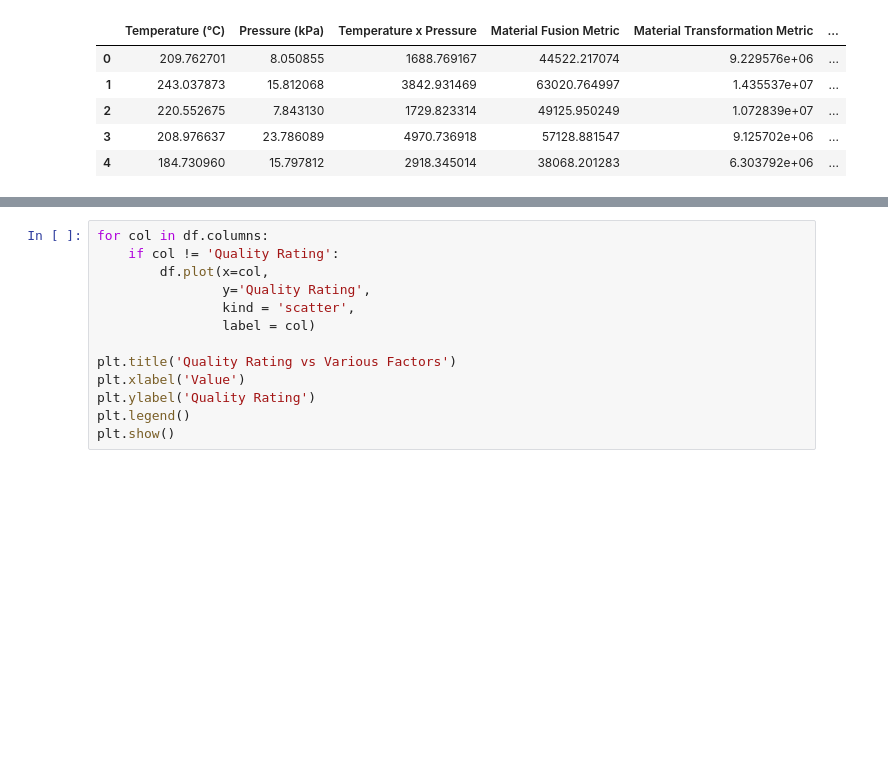
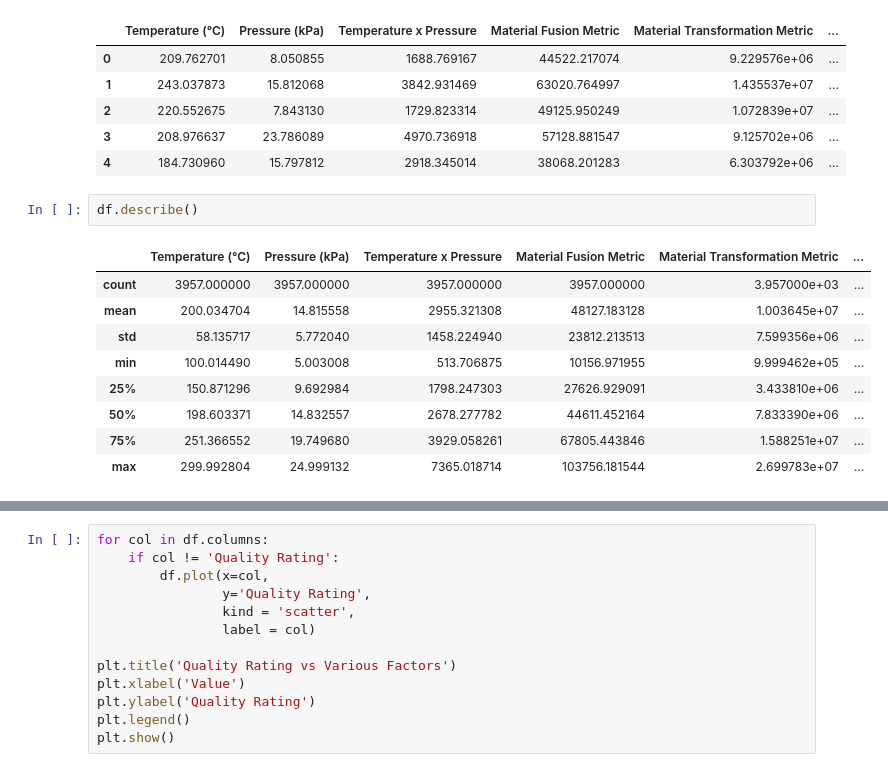
Before and after one commit to amirhosseinkarimi7/ML_Training, a Jupyter notebook: Polynomial Regression/draft_poly.ipynb, the cells around one changed output, grey strips where cells are left out. Drawn from its saved outputs; the diff is of its cells as text; blank space fills up the shorter version.

```diff
--- a/Polynomial Regression/draft_poly.ipynb
+++ b/Polynomial Regression/draft_poly.ipynb
@@ -24,3 +24,15 @@ df.head()
 | 2 | 220.552675 | 7.843130 | 1729.823314 | 49125.950249 | 1.072839e+07 | ... |
 | 3 | 208.976637 | 23.786089 | 4970.736918 | 57128.881547 | 9.125702e+06 | ... |
 | 4 | 184.730960 | 15.797812 | 2918.345014 | 38068.201283 | 6.303792e+06 | ... |
+# %%
+df.describe()
+# %% [output]
+|  | Temperature (°C) | Pressure (kPa) | Temperature x Pressure | Material Fusion Metric | Material Transformation Metric | ... |
+| count | 3957.000000 | 3957.000000 | 3957.000000 | 3957.000000 | 3.957000e+03 | ... |
+| mean | 200.034704 | 14.815558 | 2955.321308 | 48127.183128 | 1.003645e+07 | ... |
+| std | 58.135717 | 5.772040 | 1458.224940 | 23812.213513 | 7.599356e+06 | ... |
+| min | 100.014490 | 5.003008 | 513.706875 | 10156.971955 | 9.999462e+05 | ... |
+| 25% | 150.871296 | 9.692984 | 1798.247303 | 27626.929091 | 3.433810e+06 | ... |
+| 50% | 198.603371 | 14.832557 | 2678.277782 | 44611.452164 | 7.833390e+06 | ... |
+| 75% | 251.366552 | 19.749680 | 3929.058261 | 67805.443846 | 1.588251e+07 | ... |
+| max | 299.992804 | 24.999132 | 7365.018714 | 103756.181544 | 2.699783e+07 | ... |
```
Also changed, not shown: parts of 5 cells of this notebook.
